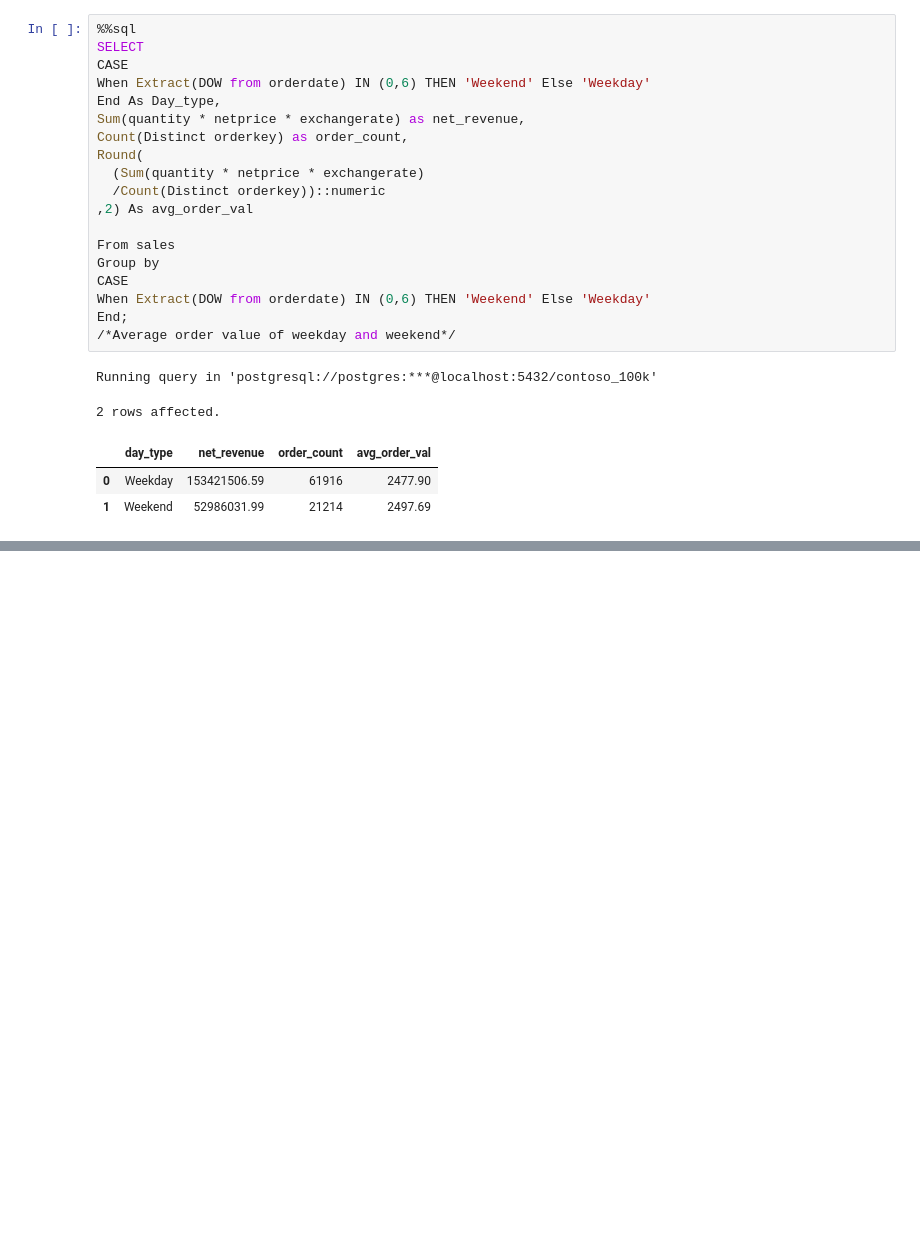
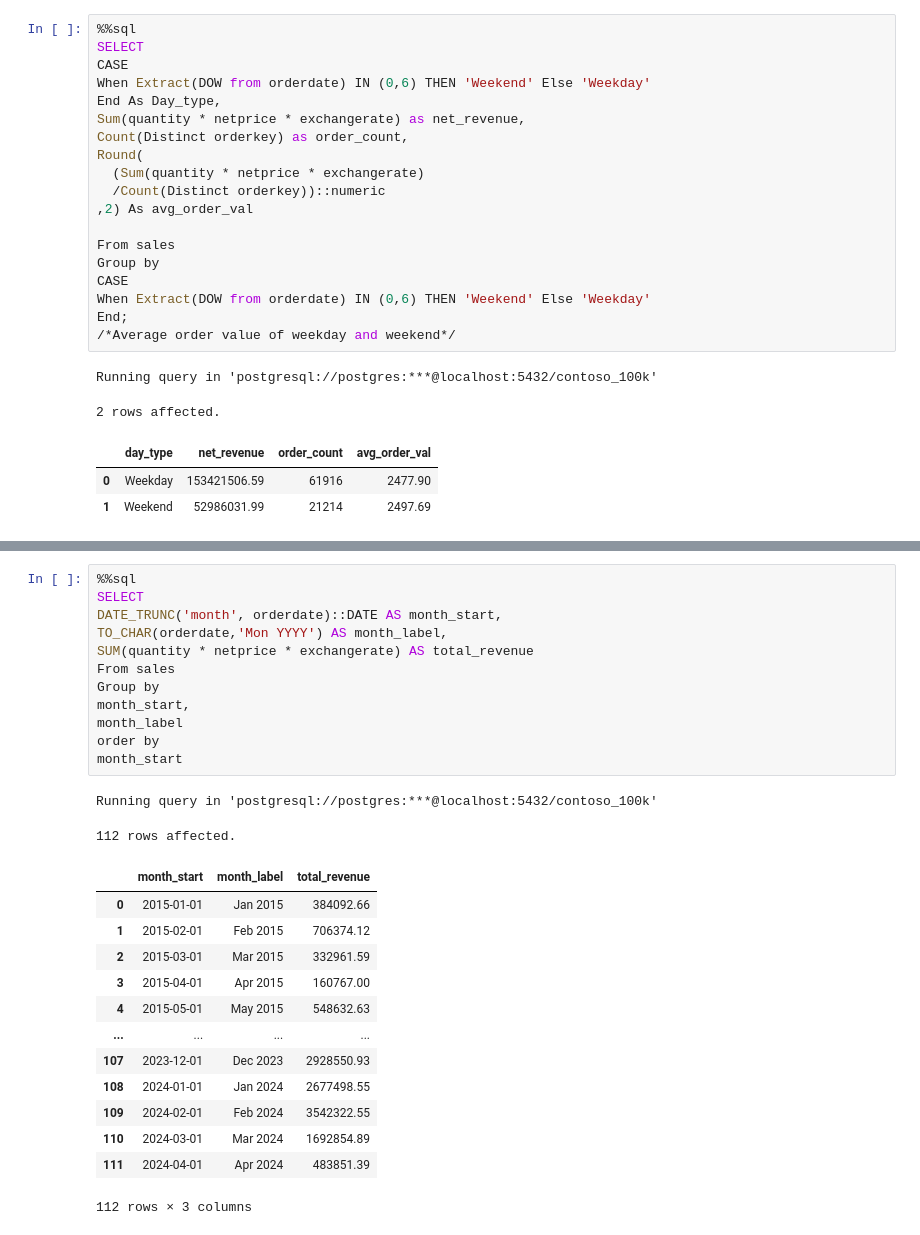
Before and after one commit to C0deB3ast/Data_analysis_work, a Jupyter notebook: Resources/Blank_SQL_Notebook.ipynb, the cells around one changed output, grey strips where cells are left out. Drawn from its saved outputs; the diff is of its cells as text; blank space fills up the shorter version.

```diff
--- a/Resources/Blank_SQL_Notebook.ipynb
+++ b/Resources/Blank_SQL_Notebook.ipynb
@@ -910,0 +935,28 @@ Running query in 'postgresql://postgres:***@localhost:5432/contoso_100k'
+# %%
+%%sql
+SELECT
+DATE_TRUNC('month', orderdate)::DATE AS month_start,
+TO_CHAR(orderdate,'Mon YYYY') AS month_label,
+SUM(quantity * netprice * exchangerate) AS total_revenue
+From sales
+Group by
+month_start,
+month_label
+order by
+month_start
+# %% [output]
+Running query in 'postgresql://postgres:***@localhost:5432/contoso_100k'
+112 rows affected.
+|  | month_start | month_label | total_revenue |
+| 0 | 2015-01-01 | Jan 2015 | 384092.66 |
+| 1 | 2015-02-01 | Feb 2015 | 706374.12 |
+| 2 | 2015-03-01 | Mar 2015 | 332961.59 |
+| 3 | 2015-04-01 | Apr 2015 | 160767.00 |
+| 4 | 2015-05-01 | May 2015 | 548632.63 |
+| ... | ... | ... | ... |
+| 107 | 2023-12-01 | Dec 2023 | 2928550.93 |
+| 108 | 2024-01-01 | Jan 2024 | 2677498.55 |
+| 109 | 2024-02-01 | Feb 2024 | 3542322.55 |
+| 110 | 2024-03-01 | Mar 2024 | 1692854.89 |
+| 111 | 2024-04-01 | Apr 2024 | 483851.39 |
+112 rows × 3 columns
```
Also changed, not shown: parts of 2 cells of this notebook.
